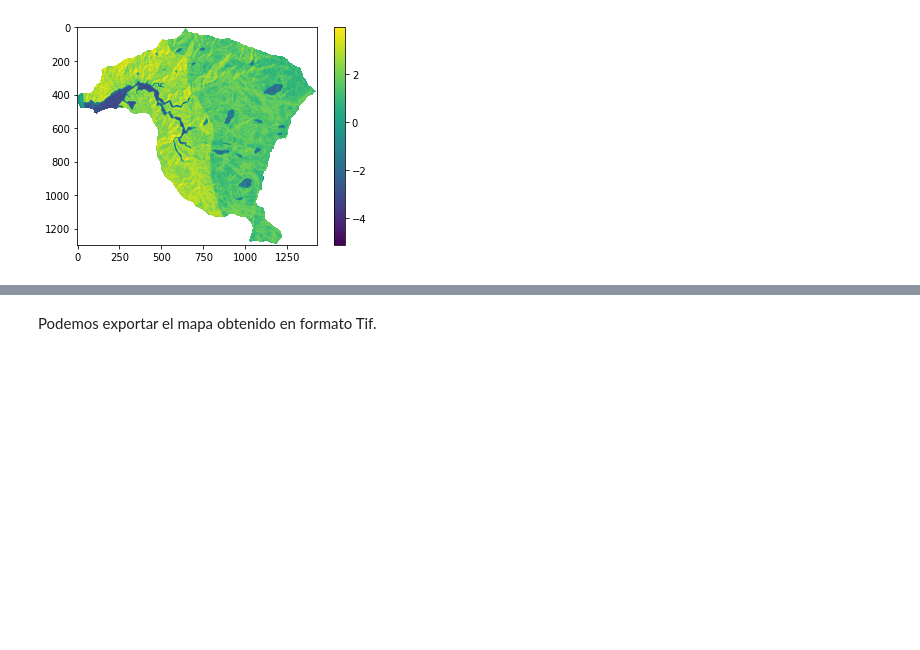
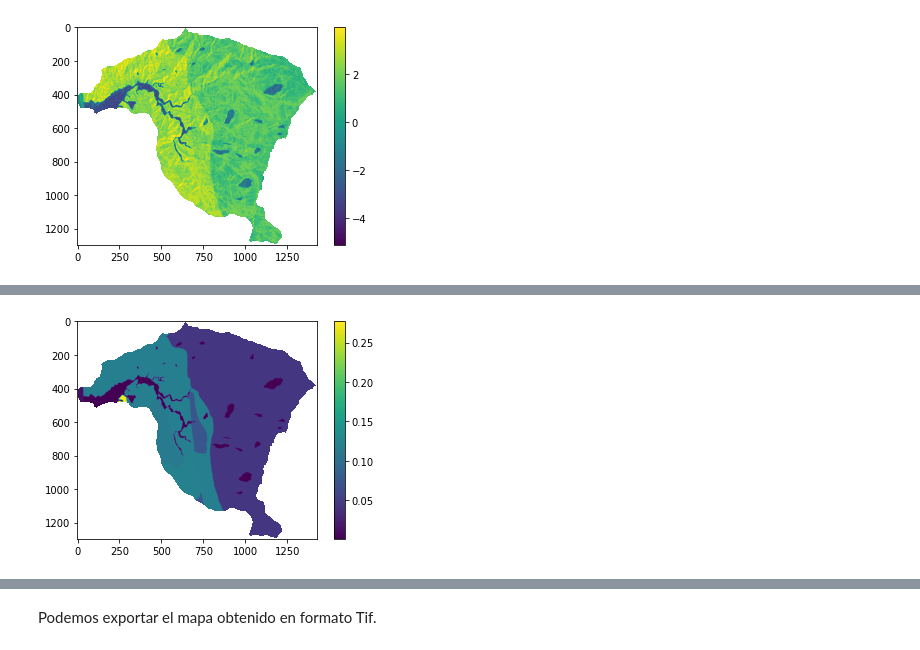
Before and after one commit to edieraristizabal/Libro_cartoGeotecnia, a Jupyter notebook: _sources/08_bivariado.ipynb, the cells around one changed output, grey strips where cells are left out. Saved outputs shown, nothing was run; the diff lists cells and outputs as text; code cells hidden in the pictures; blank space fills up the shorter version.

```diff
--- a/_sources/08_bivariado.ipynb
+++ b/_sources/08_bivariado.ipynb
@@ -742,0 +858,80 @@ Ejemplo del cálculo de *Evidential Belief Funtion*.
+# %%
+a=(ag1/ag)/((total1-ag1)/(total-ag))
+b=(bg1/bg)/((total1-bg1)/(total-bg))
+c=(cg1/cg)/((total1-cg1)/(total-cg))
+d=(dg1/dg)/((total1-dg1)/(total-dg))
+e=(eg1/eg)/((total1-eg1)/(total-eg))
+f=(fg1/fg)/((total1-fg1)/(total-fg))
+g=(gg1/gg)/((total1-gg1)/(total-gg))
+h=(hg1/hg)/((total1-hg1)/(total-hg))
+i=(ig1/ig)/((total1-ig1)/(total-ig))
+j=(jg1/jg)/((total1-jg1)/(total-jg))
+
+
+b_a=a/(a+b+c+d+e+f+g+h+i+j)
+b_b=b/(a+b+c+d+e+f+g+h+i+j)
+b_c=c/(a+b+c+d+e+f+g+h+i+j)
+b_d=d/(a+b+c+d+e+f+g+h+i+j)
+b_e=e/(a+b+c+d+e+f+g+h+i+j)
+b_f=f/(a+b+c+d+e+f+g+h+i+j)
+b_g=g/(a+b+c+d+e+f+g+h+i+j)
+b_h=h/(a+b+c+d+e+f+g+h+i+j)
+b_i=i/(a+b+c+d+e+f+g+h+i+j)
+b_j=j/(a+b+c+d+e+f+g+h+i+j)
+
+
+print("Belief:", b_a, b_b, b_c, b_d, b_e, b_f, b_g, b_h, b_i, b_j)
+
+a=((ag-ag1)/ag)/((total-total1-ag-ag1)/(total-ag))
+b=((bg-bg1)/bg)/((total-total1-bg-bg1)/(total-bg))
+c=((cg-cg1)/cg)/((total-total1-cg-cg1)/(total-cg))
+d=((dg-dg1)/dg)/((total-total1-dg-dg1)/(total-dg))
+e=((eg-eg1)/eg)/((total-total1-eg-eg1)/(total-eg))
+f=((fg-fg1)/fg)/((total-total1-fg-fg1)/(total-fg))
+g=((gg-gg1)/gg)/((total-total1-gg-gg1)/(total-gg))
+h=((hg-hg1)/hg)/((total-total1-hg-hg1)/(total-hg))
+i=((ig-ig1)/ig)/((total-total1-ig-ig1)/(total-ig))
+j=((jg-jg1)/jg)/((total-total1-jg-jg1)/(total-jg))
+
+
+d_a=a/(a+b+c+d+e+f+g+h+i+j)
+d_b=b/(a+b+c+d+e+f+g+h+i+j)
+d_c=c/(a+b+c+d+e+f+g+h+i+j)
+d_d=d/(a+b+c+d+e+f+g+h+i+j)
+d_e=e/(a+b+c+d+e+f+g+h+i+j)
+d_f=f/(a+b+c+d+e+f+g+h+i+j)
+d_g=g/(a+b+c+d+e+f+g+h+i+j)
+d_h=h/(a+b+c+d+e+f+g+h+i+j)
+d_i=i/(a+b+c+d+e+f+g+h+i+j)
+d_j=j/(a+b+c+d+e+f+g+h+i+j)
+
+print("Disbelief:", d_a, d_b, d_c, d_d, d_e, d_f, d_g, d_h, d_i, d_j)
+
+U_a=1-b_a-d_a
+U_b=1-b_b-d_b
+U_c=1-b_c-d_c
+U_d=1-b_d-d_d
+U_e=1-b_e-d_e
+U_f=1-b_f-d_f
+U_g=1-b_g-d_g
+U_h=1-b_h-d_h
+U_i=1-b_i-d_i
+U_j=1-b_j-d_j
+
+print("Uncertainty:", U_a, U_b, U_c, U_d, U_e, U_f, U_g, U_h, U_i, U_j)
+
+geologia_c=np.where ( geologia==2,b_a,geologia )
+geologia_c=np.where ( geologia_c==4,b_b,geologia_c )
+geologia_c=np.where ( geologia_c==6,b_c,geologia_c )
+geologia_c=np.where ( geologia_c==8,b_d,geologia_c )
+geologia_c=np.where ( geologia_c==9,b_e,geologia_c )
+geologia_c=np.where ( geologia_c==10,b_f,geologia_c  )
+geologia_c=np.where ( geologia_c==11,b_g,geologia_c  )
+geologia_c=np.where ( geologia_c==14,b_h,geologia_c  )
+geologia_c=np.where ( geologia_c==15,b_i,geologia_c  )
+geologia_c=np.where ( geologia_c==16,b_j,geologia_c  )
+
+plt.imshow(geologia_c)
+plt.colorbar()
+print(np.unique(geologia_c));
+# %% [output]
@@ -742,0 +943 @@ Ejemplo del cálculo de *Evidential Belief Funtion*.
+[figure, added]
```
Also changed, not shown: parts of 15 cells of this notebook, 9 other files.
